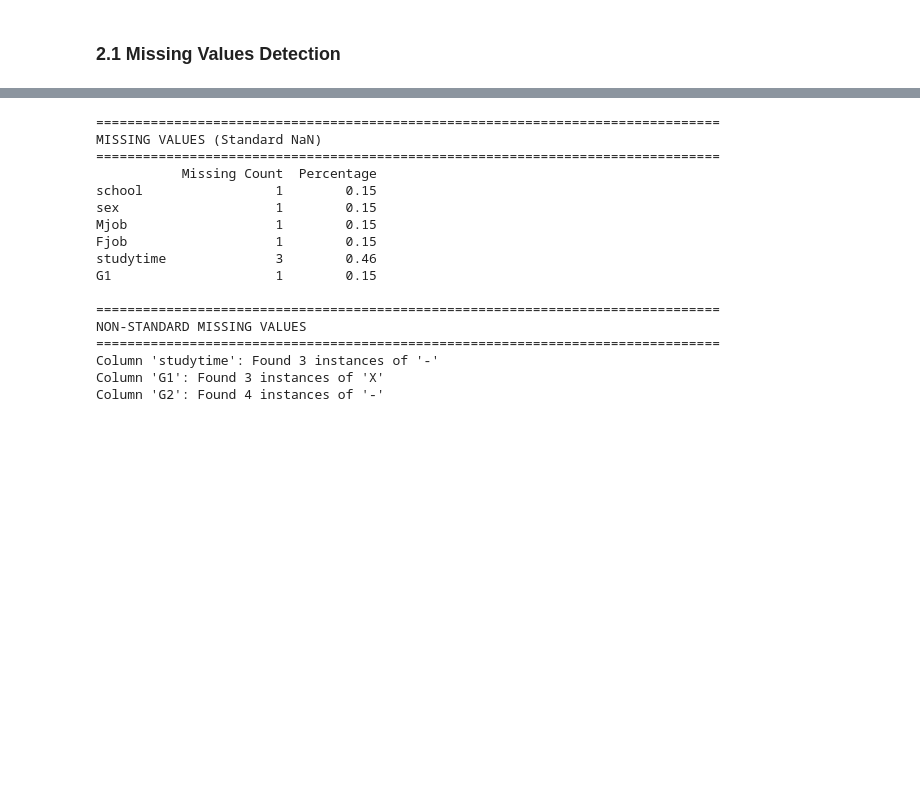
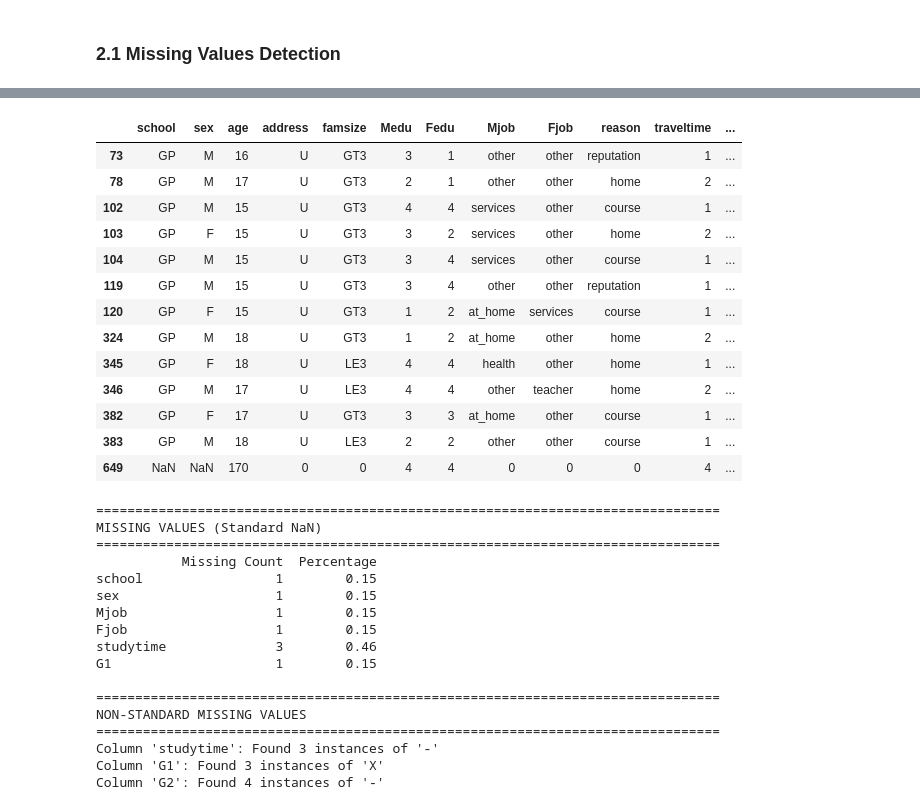
Before and after one commit to Cullen179/Practical-Data-Science, a Jupyter notebook: A1/assignment1_TEMPLATE.ipynb, the cells around one changed output, grey strips where cells are left out. Cells and saved outputs as stored; diff of their text form; code cells hidden in the pictures; blank space fills up the shorter version.

```diff
--- a/A1/assignment1_TEMPLATE.ipynb
+++ b/A1/assignment1_TEMPLATE.ipynb
@@ -192,3 +221,21 @@ The inspection of unique values across object (categorical) columns reveals seve
+# %%
+
+df[~df['studytime'].isin(['1', '2', '3', '4'])]
+# %% [output]
+|  | school | sex | age | address | famsize | Medu | Fedu | Mjob | Fjob | reason | traveltime | ... |
+| 73 | GP | M | 16 | U | GT3 | 3 | 1 | other | other | reputation | 1 | ... |
+| 78 | GP | M | 17 | U | GT3 | 2 | 1 | other | other | home | 2 | ... |
+| 102 | GP | M | 15 | U | GT3 | 4 | 4 | services | other | course | 1 | ... |
+| 103 | GP | F | 15 | U | GT3 | 3 | 2 | services | other | home | 2 | ... |
+| 104 | GP | M | 15 | U | GT3 | 3 | 4 | services | other | course | 1 | ... |
+| 119 | GP | M | 15 | U | GT3 | 3 | 4 | other | other | reputation | 1 | ... |
+| 120 | GP | F | 15 | U | GT3 | 1 | 2 | at_home | services | course | 1 | ... |
+| 324 | GP | M | 18 | U | GT3 | 1 | 2 | at_home | other | home | 2 | ... |
+| 345 | GP | F | 18 | U | LE3 | 4 | 4 | health | other | home | 1 | ... |
+| 346 | GP | M | 17 | U | LE3 | 4 | 4 | other | teacher | home | 2 | ... |
+| 382 | GP | F | 17 | U | GT3 | 3 | 3 | at_home | other | course | 1 | ... |
+| 383 | GP | M | 18 | U | LE3 | 2 | 2 | other | other | course | 1 | ... |
+| 649 | NaN | NaN | 170 | 0 | 0 | 4 | 4 | 0 | 0 | 0 | 4 | ... |
 # %%
 # Check for standard missing values (NaN, None)
 print("\n" + "=" * 80)
```
Also changed, not shown: parts of 2 cells of this notebook.
